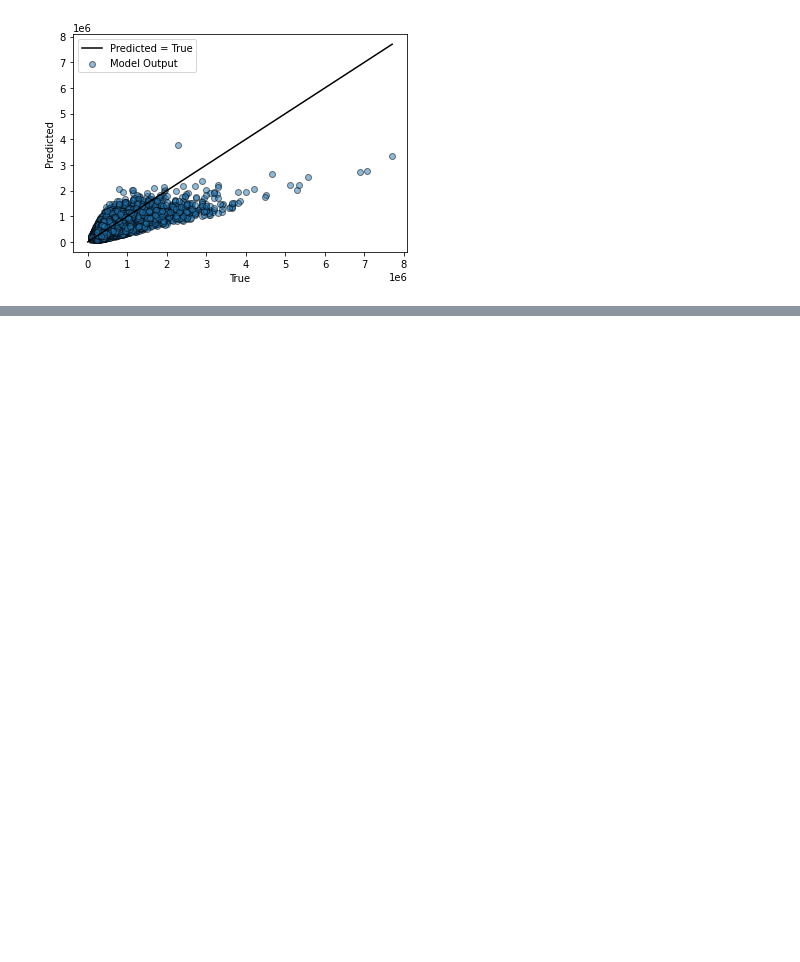
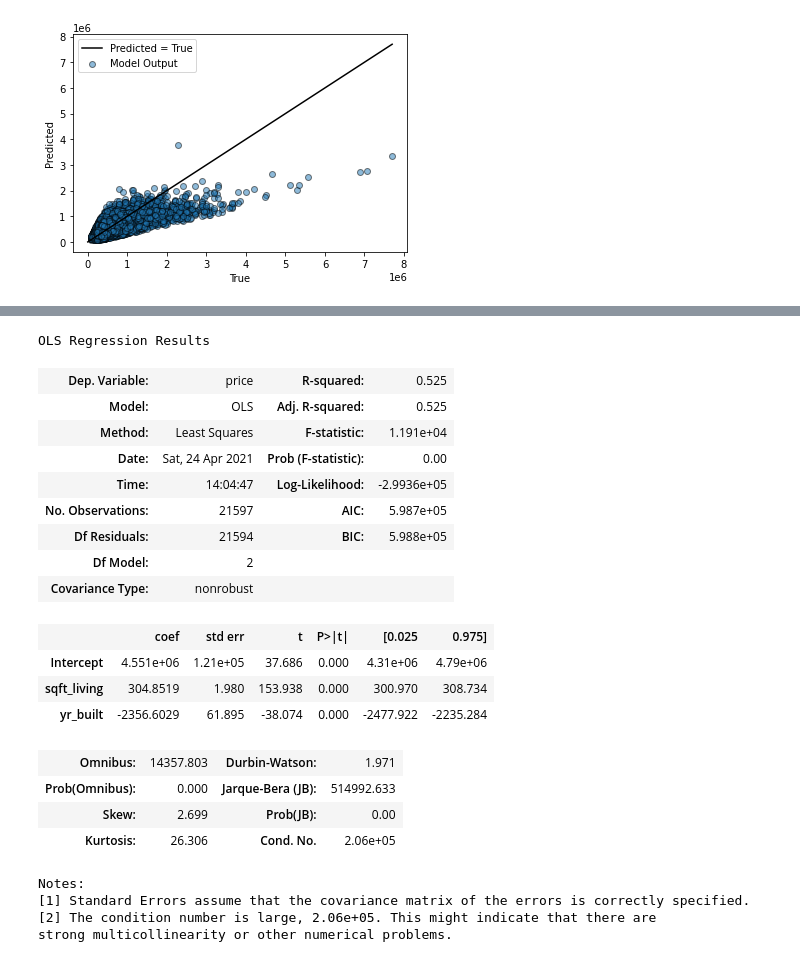
Before and after one commit to reynoso811/Housing_Market_Analysis, a Jupyter notebook: First_Notebook.ipynb, the cells around one changed output, grey strips where cells are left out. Drawn from its saved outputs; the diff is of its cells as text; code cells hidden in the pictures; blank space fills up the shorter version.

```diff
--- a/First_Notebook.ipynb
+++ b/First_Notebook.ipynb
@@ -189,0 +273,25 @@ plot_predictions(fsm_df.price,preds)
+# %%
+model_2_results.summary()
+# %% [output]
+OLS Regression Results
+| Dep. Variable: | price | R-squared: | 0.525 |
+| Model: | OLS | Adj. R-squared: | 0.525 |
+| Method: | Least Squares | F-statistic: | 1.191e+04 |
+| Date: | Sat, 24 Apr 2021 | Prob (F-statistic): | 0.00 |
+| Time: | 14:04:47 | Log-Likelihood: | -2.9936e+05 |
+| No. Observations: | 21597 | AIC: | 5.987e+05 |
+| Df Residuals: | 21594 | BIC: | 5.988e+05 |
+| Df Model: | 2 |  |  |
+| Covariance Type: | nonrobust |  |  |
+|  | coef | std err | t | P>|t| | [0.025 | 0.975] |
+| Intercept | 4.551e+06 | 1.21e+05 | 37.686 | 0.000 | 4.31e+06 | 4.79e+06 |
+| sqft_living | 304.8519 | 1.980 | 153.938 | 0.000 | 300.970 | 308.734 |
+| yr_built | -2356.6029 | 61.895 | -38.074 | 0.000 | -2477.922 | -2235.284 |
+| Omnibus: | 14357.803 | Durbin-Watson: | 1.971 |
+| Prob(Omnibus): | 0.000 | Jarque-Bera (JB): | 514992.633 |
+| Skew: | 2.699 | Prob(JB): | 0.00 |
+| Kurtosis: | 26.306 | Cond. No. | 2.06e+05 |
+Notes:
+[1] Standard Errors assume that the covariance matrix of the errors is correctly specified.
+[2] The condition number is large, 2.06e+05. This might indicate that there are
+strong multicollinearity or other numerical problems.
```
Also changed, not shown: parts of 21 cells of this notebook.
